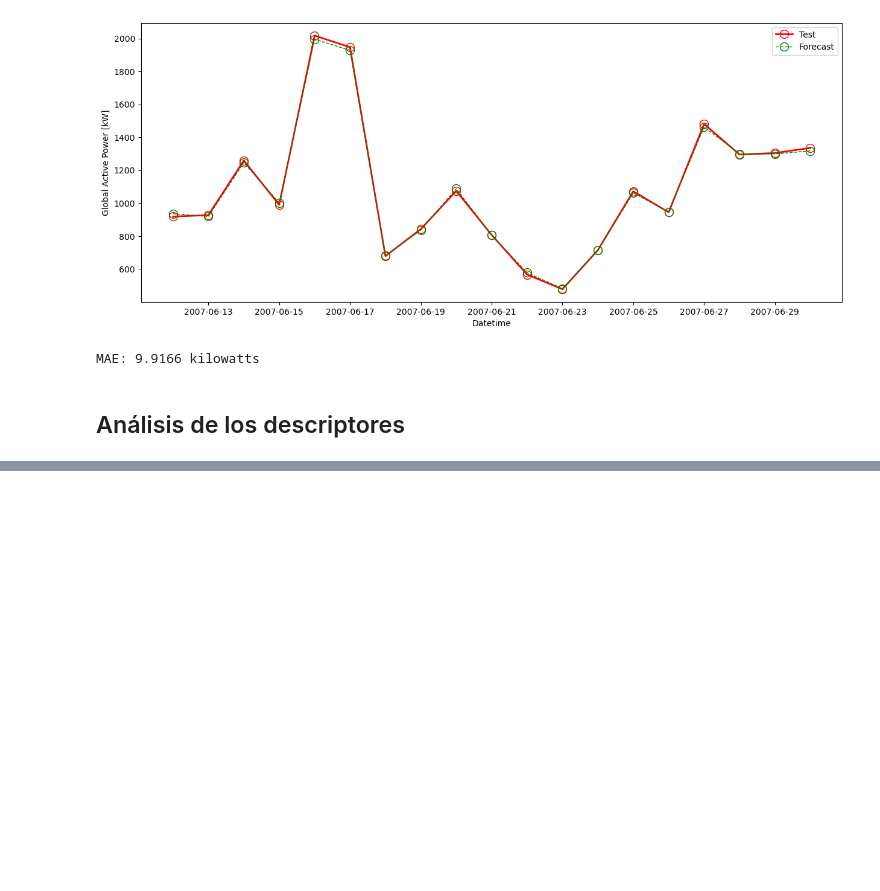
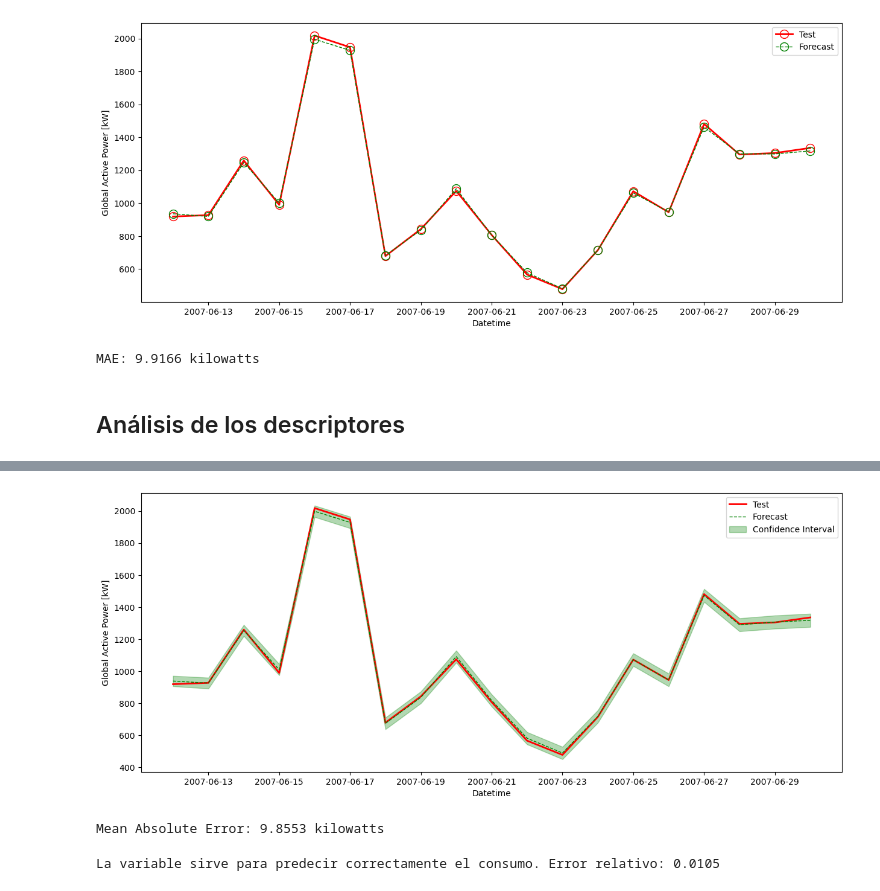
Before and after one commit to kevindmzapata/multivariate-statistics-course, a Jupyter notebook: PROYECTO_FINAL/main.ipynb, the cells around one changed output, grey strips where cells are left out. Drawn from its saved outputs; the diff is of its cells as text; code cells hidden in the pictures; blank space fills up the shorter version.

```diff
--- a/PROYECTO_FINAL/main.ipynb
+++ b/PROYECTO_FINAL/main.ipynb
@@ -406,0 +569,36 @@ MAE: 9.9166 kilowatts
+# %%
+forecast = arima_model_fit.forecast(steps=len(test), exog=test_exog[[predictor_var]])
+confidence_interval = arima_model_fit.get_forecast(steps=len(test), exog=test_exog[[predictor_var]]).conf_int()
+
+plt.figure(figsize=(15, 6))
+plt.plot(test, color='red', linewidth=2, label='Test')
+plt.plot(test.index, forecast, color='green', linewidth=1, linestyle='--', label='Forecast')
+plt.fill_between(test.index, confidence_interval.iloc[:, 0], confidence_interval.iloc[:, 1], color='green', alpha=0.3, label='Confidence Interval')
+plt.xlabel('Datetime')
+plt.ylabel('Global Active Power [kW]')
+plt.legend()
+plt.show()
+# %% [output]
+[figure, added]
+# %%
+mae = mean_absolute_error(test, forecast)
+print(f'Mean Absolute Error: {mae:.4f} kilowatts')
+# %% [output]
+Mean Absolute Error: 9.8553 kilowatts
+# %%
+# Calcular la norma 2 de la resta de las predicciones menos los valores reales
+error_norm = np.linalg.norm(np.array(forecast).flatten() - np.array(test).flatten(), 2)
+
+# Calcular la norma 2 de los valores reales
+true_norm = np.linalg.norm(np.array(test).flatten(), 2)
+
+# Calcular el error relativo
+relative_error = error_norm / true_norm
+
+# Determinar si el error es menor al 5%
+if relative_error < 0.05:
+    print(f'La variable sirve para predecir correctamente el consumo. Error relativo: {relative_error:.4f}')
+else:
+    print(f'La variable no sirve para predecir correctamente el consumo. Error relativo: {relative_error:.4f}')
+# %% [output]
+La variable sirve para predecir correctamente el consumo. Error relativo: 0.0105
```
Also changed, not shown: parts of 12 cells of this notebook, 2 other files.
